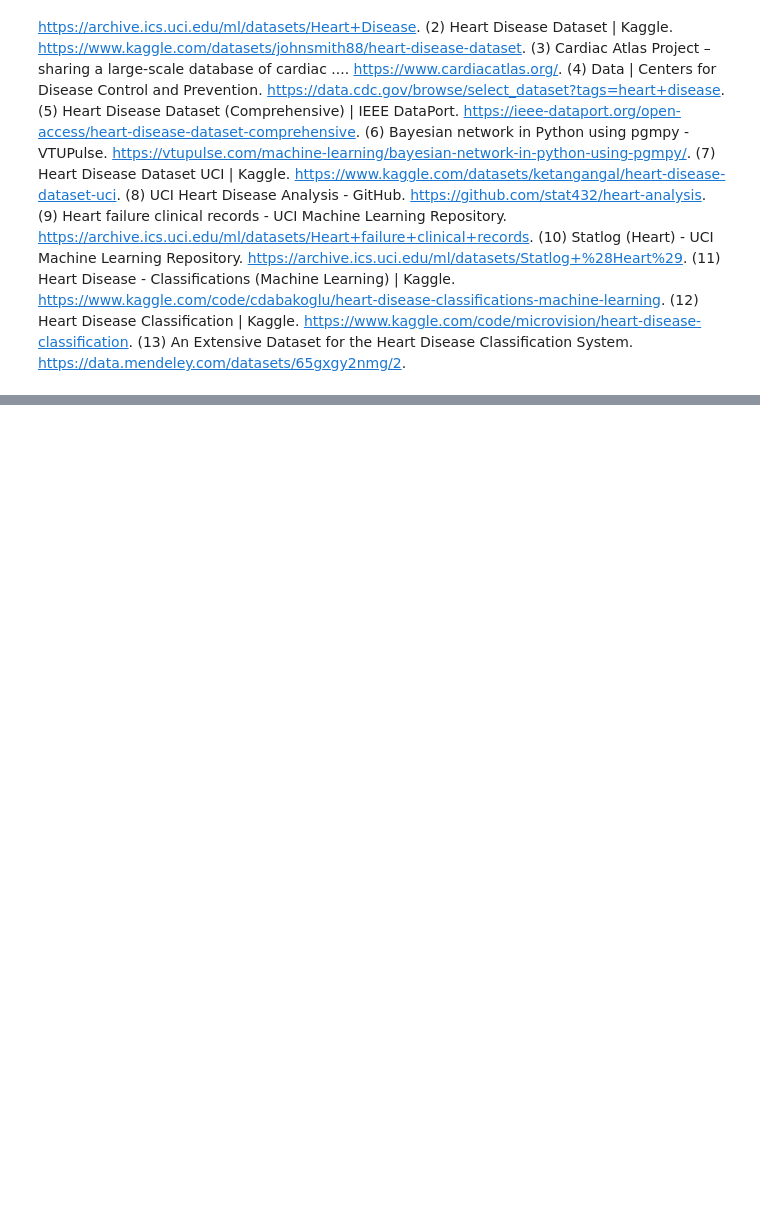
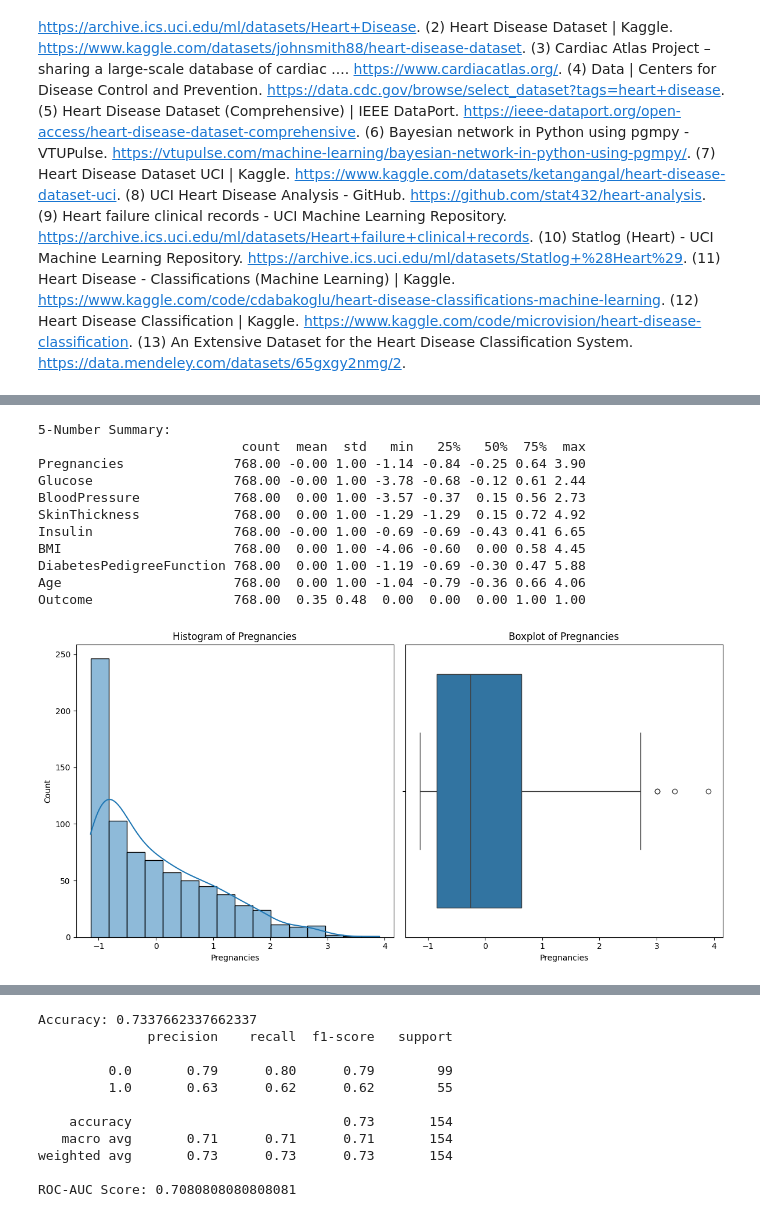
Before and after one commit to Adeelanwar/Machine-Learning-Course, a Jupyter notebook: Assignment1/Adeel(18300).ipynb, the cells around one changed output, grey strips where cells are left out. Saved outputs shown, nothing was run; the diff lists cells and outputs as text; code cells hidden in the pictures; blank space fills up the shorter version.

```diff
--- a/Assignment1/Adeel(18300).ipynb
+++ b/Assignment1/Adeel(18300).ipynb
@@ -757,0 +808,20 @@ Proline                      1680.00
+# %%
+url = "https://raw.githubusercontent.com/jbrownlee/Datasets/master/pima-indians-diabetes.data.csv"
+column_names = ['Pregnancies', 'Glucose', 'BloodPressure', 'SkinThickness', 'Insulin', 'BMI', 'DiabetesPedigreeFunction', 'Age', 'Outcome']
+
+model = RandomForestClassifier()
+params = {'n_estimators':[100]}
+master(url,column_names = column_names, problem_type='classification',model=model, params=params)
+# %% [output]
+5-Number Summary:
+                          count  mean  std   min   25%   50%  75%  max
+Pregnancies              768.00 -0.00 1.00 -1.14 -0.84 -0.25 0.64 3.90
+Glucose                  768.00 -0.00 1.00 -3.78 -0.68 -0.12 0.61 2.44
+BloodPressure            768.00  0.00 1.00 -3.57 -0.37  0.15 0.56 2.73
+SkinThickness            768.00  0.00 1.00 -1.29 -1.29  0.15 0.72 4.92
+Insulin                  768.00 -0.00 1.00 -0.69 -0.69 -0.43 0.41 6.65
+BMI                      768.00  0.00 1.00 -4.06 -0.60  0.00 0.58 4.45
+DiabetesPedigreeFunction 768.00  0.00 1.00 -1.19 -0.69 -0.30 0.47 5.88
+Age                      768.00  0.00 1.00 -1.04 -0.79 -0.36 0.66 4.06
+Outcome                  768.00  0.35 0.48  0.00  0.00  0.00 1.00 1.00
+[figure, added]
@@ -757,0 +836,11 @@ Proline                      1680.00
+Accuracy: 0.7337662337662337
+              precision    recall  f1-score   support
+
+         0.0       0.79      0.80      0.79        99
+         1.0       0.63      0.62      0.62        55
+
+    accuracy                           0.73       154
+   macro avg       0.71      0.71      0.71       154
+weighted avg       0.73      0.73      0.73       154
+
+ROC-AUC Score: 0.7080808080808081
```
Also changed, not shown: parts of 19 cells of this notebook, 1 other file.
